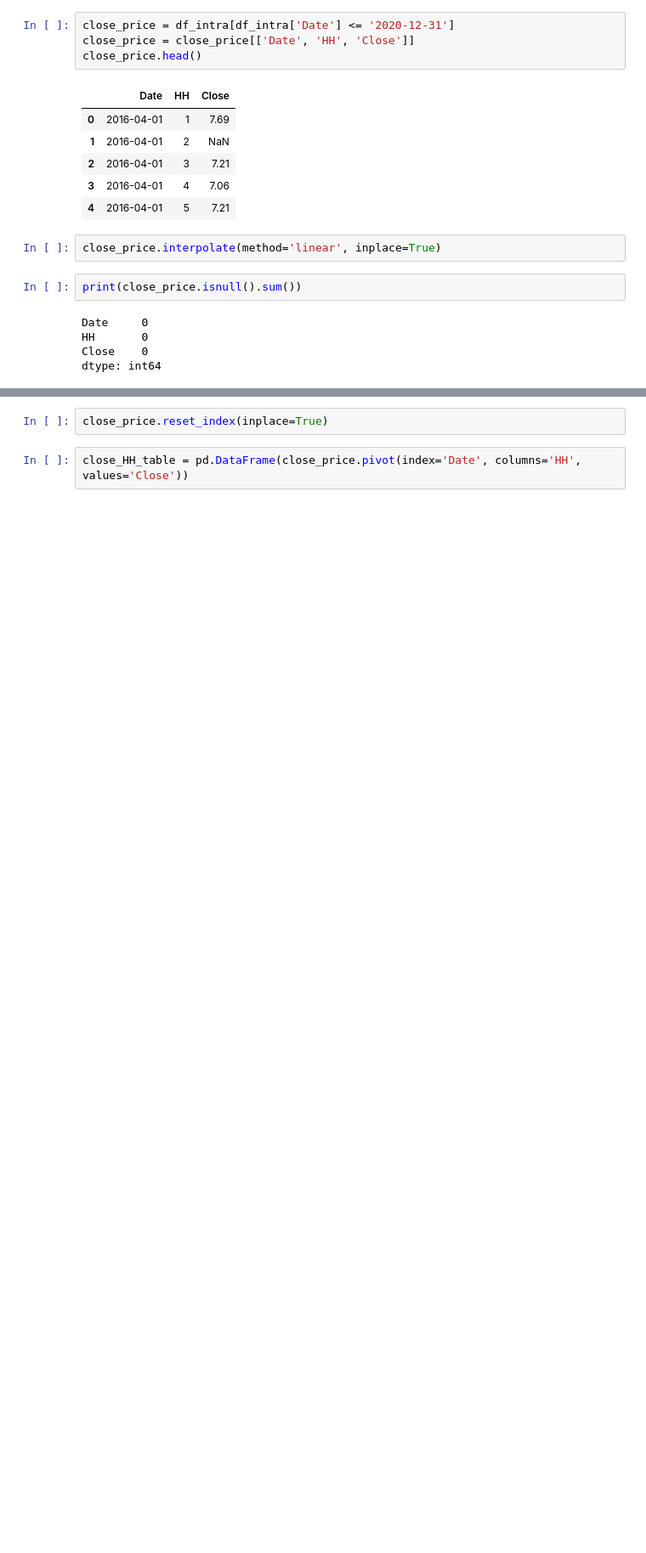
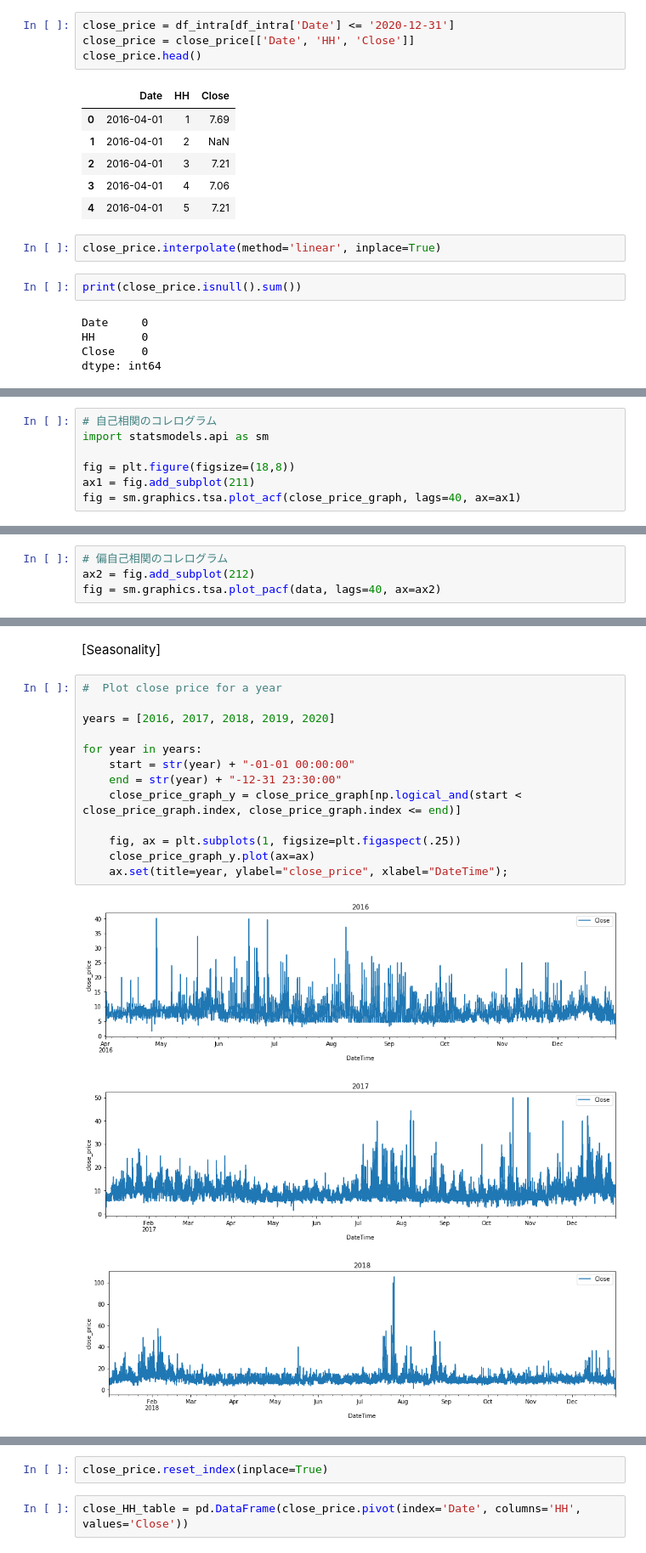
Before and after one commit to ken-datascience/master_thesis, a Jupyter notebook: Data Analysis for Master Thesis.ipynb, the cells around one changed output, grey strips where cells are left out. Shown at 85% size. Cells and saved outputs as stored; diff of their text form; blank space fills up the shorter version.

```diff
--- a/Data Analysis for Master Thesis.ipynb
+++ b/Data Analysis for Master Thesis.ipynb
@@ -229,0 +288,7 @@ Why is there blank on the graph from 12500 and 15000??
+# %%
+# 自己相関のコレログラム
+import statsmodels.api as sm
+
+fig = plt.figure(figsize=(18,8))
+ax1 = fig.add_subplot(211)
+fig = sm.graphics.tsa.plot_acf(close_price_graph, lags=40, ax=ax1)
@@ -229,0 +297,4 @@ Why is there blank on the graph from 12500 and 15000??
+# %%
+# 偏自己相関のコレログラム
+ax2 = fig.add_subplot(212)
+fig = sm.graphics.tsa.plot_pacf(data, lags=40, ax=ax2)
@@ -229,0 +327,19 @@ Why is there blank on the graph from 12500 and 15000??
+# %% [markdown]
+[Seasonality]
+# %%
+#  Plot close price for a year
+
+years = [2016, 2017, 2018, 2019, 2020]
+
+for year in years:
+    start = str(year) + "-01-01 00:00:00"
+    end = str(year) + "-12-31 23:30:00"
+    close_price_graph_y = close_price_graph[np.logical_and(start < close_price_graph.index, close_price_graph.index <= end)]
+
+    fig, ax = plt.subplots(1, figsize=plt.figaspect(.25))
+    close_price_graph_y.plot(ax=ax)
+    ax.set(title=year, ylabel="close_price", xlabel="DateTime");
+# %% [output]
+[figure, added]
+[figure, added]
+[figure, added]
```
Also changed, not shown: parts of 57 cells of this notebook, 1 other file.
